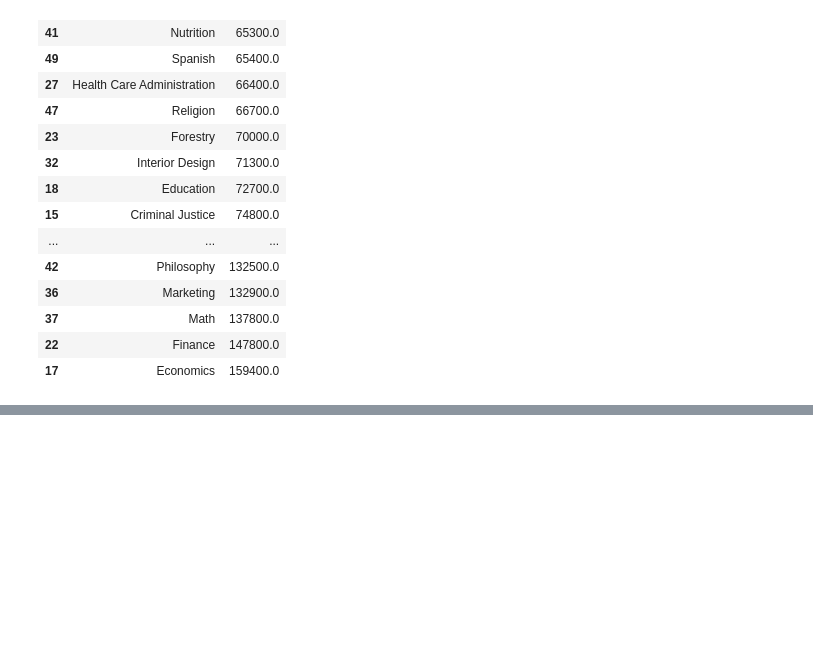
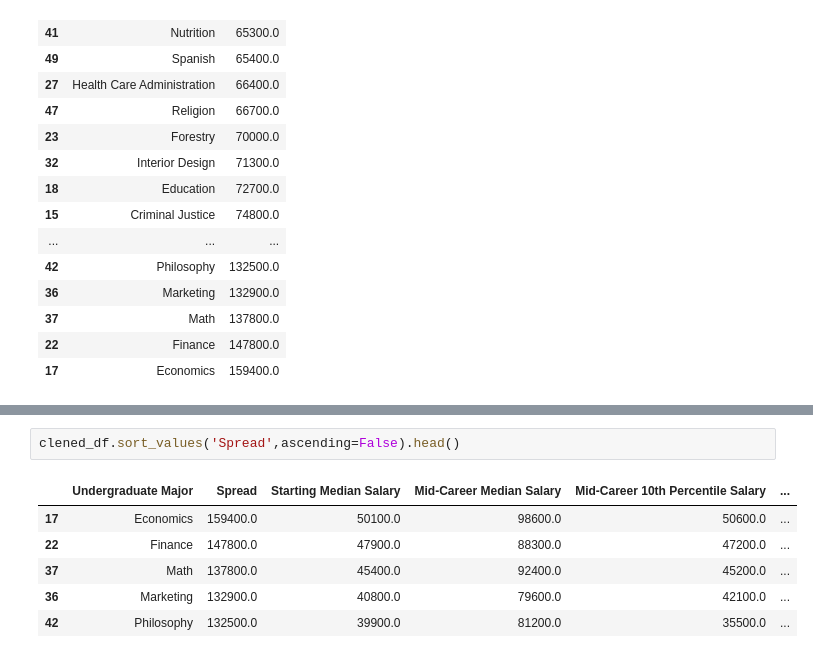
Before and after one commit to nico-Zero/Python, a Jupyter notebook: New_Shit__/Angela_Yu__/Day_71_pandas/main.ipynb, the cells around one changed output, grey strips where cells are left out. Drawn from its saved outputs; the diff is of its cells as text; blank space fills up the shorter version.

```diff
--- a/New_Shit__/Angela_Yu__/Day_71_pandas/main.ipynb
+++ b/New_Shit__/Angela_Yu__/Day_71_pandas/main.ipynb
@@ -157,0 +176,9 @@ clened_df.sort_values("Spread")[["Undergraduate Major","Spread"]]
+# %%
+clened_df.sort_values('Spread',ascending=False).head()
+# %% [output]
+|  | Undergraduate Major | Spread | Starting Median Salary | Mid-Career Median Salary | Mid-Career 10th Percentile Salary | ... |
+| 17 | Economics | 159400.0 | 50100.0 | 98600.0 | 50600.0 | ... |
+| 22 | Finance | 147800.0 | 47900.0 | 88300.0 | 47200.0 | ... |
+| 37 | Math | 137800.0 | 45400.0 | 92400.0 | 45200.0 | ... |
+| 36 | Marketing | 132900.0 | 40800.0 | 79600.0 | 42100.0 | ... |
+| 42 | Philosophy | 132500.0 | 39900.0 | 81200.0 | 35500.0 | ... |
```
Also changed, not shown: parts of 4 cells of this notebook.
